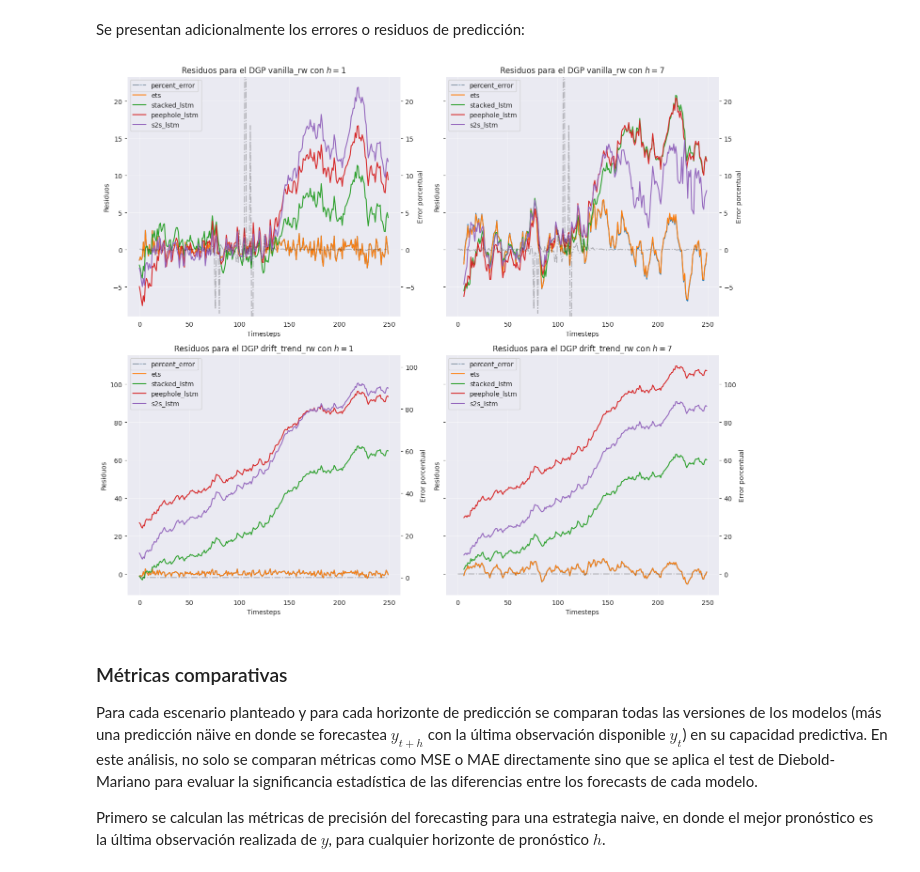
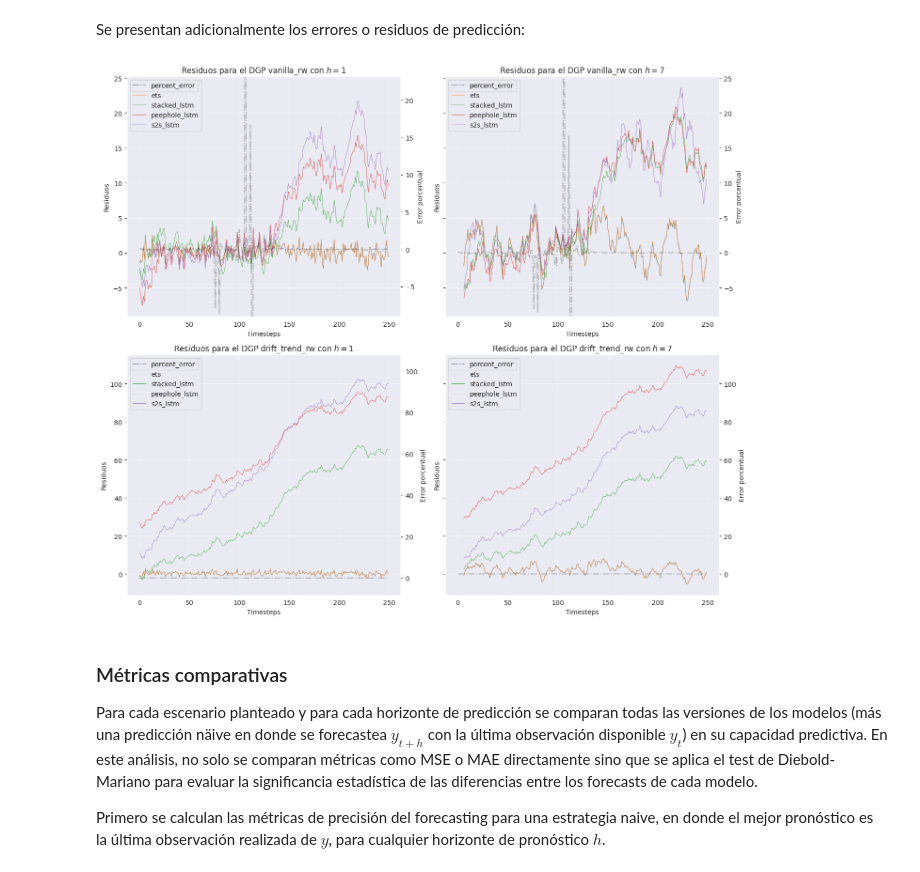
Before and after one commit to matiasdperez/MEC_tesis, a Jupyter notebook: notebooks/simulaciones/1_random_walk.ipynb, the cells around one changed output. Cells and saved outputs as stored; diff of their text form; code cells hidden in the pictures.

```diff
--- a/notebooks/simulaciones/1_random_walk.ipynb
+++ b/notebooks/simulaciones/1_random_walk.ipynb
@@ -1224,36 +1228,36 @@ def plot_residuals_grid(residuals, vanilla_y_test, drift_trend_y_test):
     for idx, (ax, (outer_key, inner_key)) in enumerate(zip(axes, combinations)):
         residuals_row = [residuals[outer_key][inner_key][name] for name in residuals[outer_key][inner_key]]
 
         for name, residual in residuals[outer_key][inner_key].items():
             if idx % 2 == 1:
-                ax.plot(range(6, 6 + len(residual)), residual, label=f'{name}')
+                ax.plot(range(6, 6 + len(residual)), residual, label=f'{name}', lw=0.5)
             else:
-                ax.plot(residual, label=f'{name}')
+                ax.plot(residual, label=f'{name}', lw=0.5)
 
         ax.set_xlabel('Timesteps')
         ax.set_ylabel('Residuos')
         ax.set_title(f'Residuos para el DGP {outer_key} con $h={inner_key}$')
         ax.legend(loc='best')
         ax.grid(True, alpha=0.5)
 
         if outer_key == 'vanilla_rw':
             secondary_y = np.diff(vanilla_y_test) / vanilla_y_test[:-1]
         else:
             secondary_y = np.diff(drift_trend_y_test) / drift_trend_y_test[:-1]
 
         ax2 = ax.twinx()
         ax2.plot(secondary_y, color='black', alpha=0.25, linestyle='-.' ,label='percent_error')
         ax2.set_ylabel('Error porcentual')
         ax2.set_ylim(ax.get_ylim())
         ax2.legend(loc='upper left')
         ax2.grid(False)
 
     plt.tight_layout()
     plt.show()
 
 plot_residuals_grid(residuals, vanilla_y_test, drift_trend_y_test)
 # %% [output]
-[figure, old version]
+[figure, new version]
 # %% [markdown]
 ### Métricas comparativas
 
```
Also changed, not shown: parts of 33 cells of this notebook.
